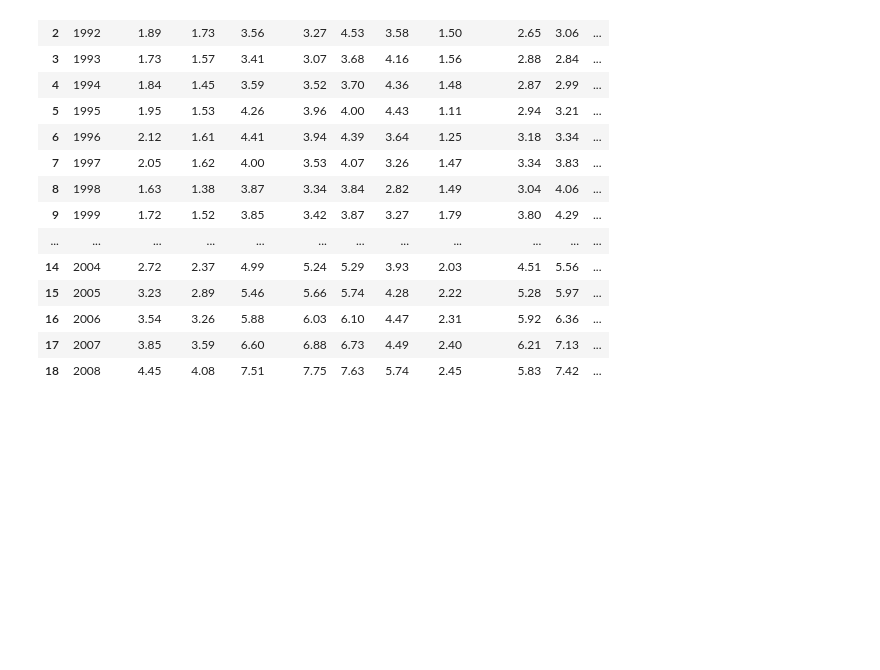
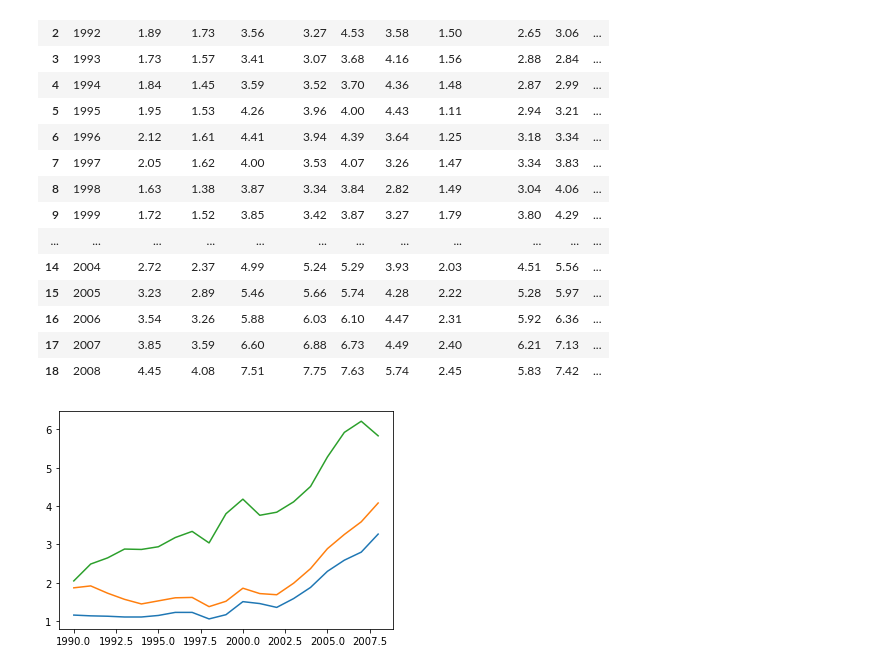
Before and after one commit to Eleanor-Shellstrop/matplotlib-test, a Jupyter notebook: matplotlib-practice2.ipynb, the cells around one changed output. Drawn from its saved outputs; the diff is of its cells as text; code cells hidden in the pictures; blank space fills up the shorter version.

Commit message:
Make graphs from csv gas prices

```diff
--- a/matplotlib-practice2.ipynb
+++ b/matplotlib-practice2.ipynb
@@ -28,3 +28,15 @@ gas
 | 16 | 2006 | 3.54 | 3.26 | 5.88 | 6.03 | 6.10 | 4.47 | 2.31 | 5.92 | 6.36 | ... |
 | 17 | 2007 | 3.85 | 3.59 | 6.60 | 6.88 | 6.73 | 4.49 | 2.40 | 6.21 | 7.13 | ... |
 | 18 | 2008 | 4.45 | 4.08 | 7.51 | 7.75 | 7.63 | 5.74 | 2.45 | 5.83 | 7.42 | ... |
+# %%
+# Basic graph
+
+plt.plot(gas.Year, gas.USA)
+plt.plot(gas.Year, gas.Canada)
+
+# Brackets work too, good for headings with spaces
+plt.plot(gas['Year'], gas['South Korea'])
+
+plt.show()
+# %% [output]
+[figure, added]
```
Also changed, not shown: parts of 2 cells of this notebook.
